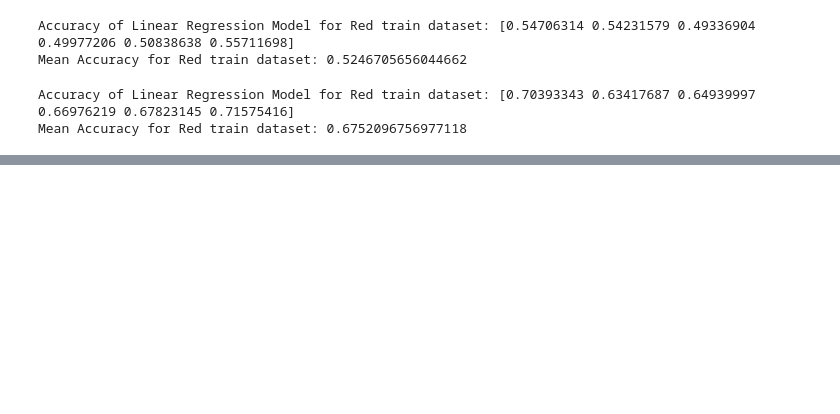
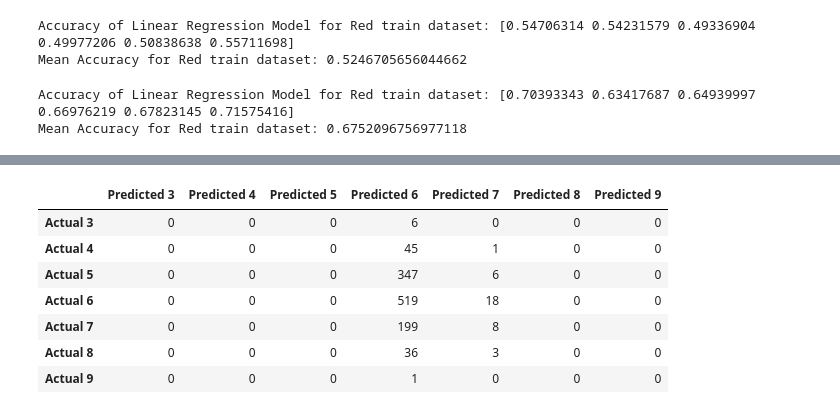
Before and after one commit to ProfessionalSalmon/wine-quality-prediction, a Jupyter notebook: winequality.ipynb, the cells around one changed output, grey strips where cells are left out. Drawn from its saved outputs; the diff is of its cells as text; code cells hidden in the pictures; blank space fills up the shorter version.

```diff
--- a/winequality.ipynb
+++ b/winequality.ipynb
@@ -352,0 +354,7 @@ Mean Accuracy for Red train dataset: 0.6752096756977118
+# %%
+# fit model
+lin_reg.fit(X_train_red, y_train_red)
+
+# create dataframe with actual and predicted values
+y_pred_red = pd.DataFrame(lin_reg.predict(X_test_red), columns = ['predicted quality'])
+predict_red = y_test_red.merge(y_pred_red, on = y_pred_red.index)[['quality', 'predicted quality']]
@@ -352,0 +420,15 @@ Mean Accuracy for Red train dataset: 0.6752096756977118
+# %%
+# fit model
+lin_reg.fit(X_train_white, y_train_white)
+
+# create dataframe with actual and predicted values
+y_pred_white = pd.DataFrame(lin_reg.predict(X_test_white), columns = ['predicted quality'])
+predict_white = y_test_white.merge(y_pred_white, on = y_pred_white.index)[['quality', 'predicted quality']]
+
+# set threshold and create new column with our classification results
+threshold = 0.01
+predict_white[['predicted binary']] = np.where(predict_white[['predicted quality']] >=
+                                                         threshold + np.floor(predict_white[['predicted quality']]),
+                                                         np.ceil(predict_white[['predicted quality']]),
+                                                         np.floor(predict_white[['predicted quality']])).astype(int)
+predict_white
@@ -352,0 +449,18 @@ Mean Accuracy for Red train dataset: 0.6752096756977118
+# %%
+# create confusion matrix
+index_white = predict_white['quality'].unique().tolist() # for index and column name of confusion matrix
+index_white.sort()
+
+con_white = pd.DataFrame(confusion_matrix(predict_white['quality'], predict_white['predicted binary']),
+                       columns = [f'Predicted {index}' for index in index_white],
+                       index = [f'Actual {index}' for index in index_white])
+con_white
+# %% [output]
+|  | Predicted 3 | Predicted 4 | Predicted 5 | Predicted 6 | Predicted 7 | Predicted 8 | Predicted 9 |
+| Actual 3 | 0 | 0 | 0 | 6 | 0 | 0 | 0 |
+| Actual 4 | 0 | 0 | 0 | 45 | 1 | 0 | 0 |
+| Actual 5 | 0 | 0 | 0 | 347 | 6 | 0 | 0 |
+| Actual 6 | 0 | 0 | 0 | 519 | 18 | 0 | 0 |
+| Actual 7 | 0 | 0 | 0 | 199 | 8 | 0 | 0 |
+| Actual 8 | 0 | 0 | 0 | 36 | 3 | 0 | 0 |
+| Actual 9 | 0 | 0 | 0 | 1 | 0 | 0 | 0 |
```
Also changed, not shown: parts of 14 cells of this notebook.
